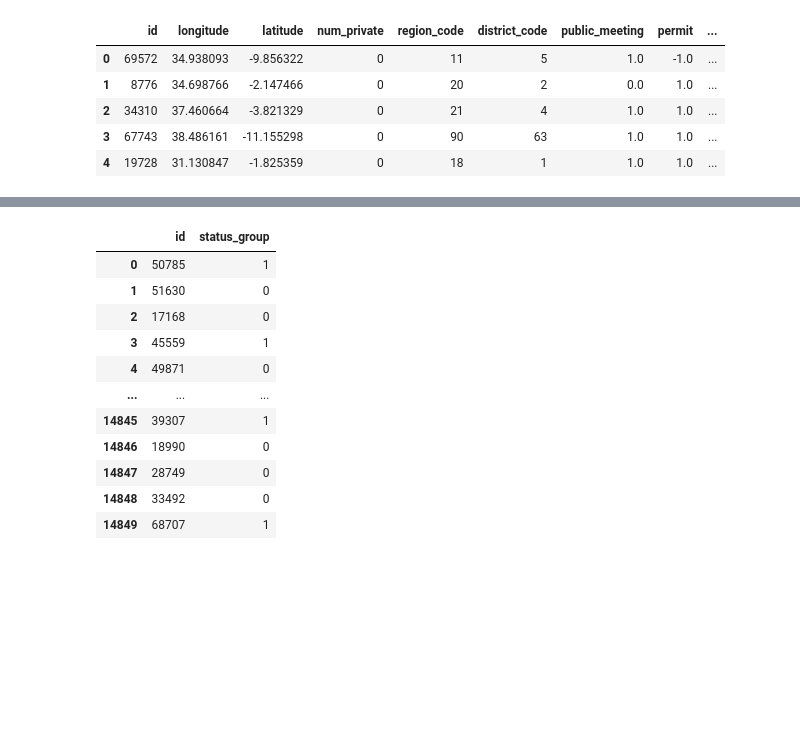
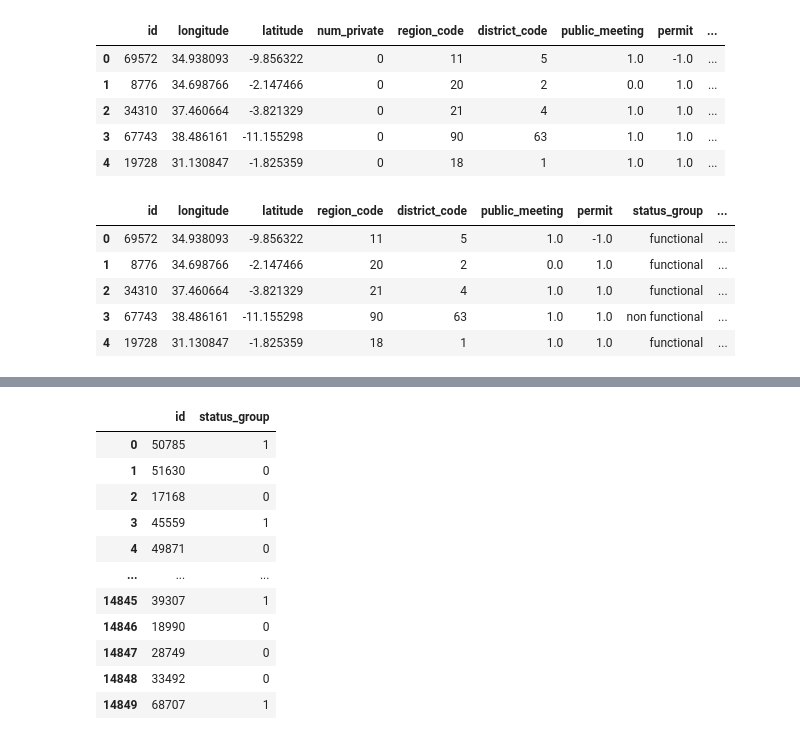
Before and after one commit to budvinchathura/ML-project-drivendata, a Jupyter notebook: ML_project_drivendata.ipynb, the cells around one changed output, grey strips where cells are left out. Cells and saved outputs as stored; diff of their text form; code cells hidden in the pictures; blank space fills up the shorter version.

```diff
--- a/ML_project_drivendata.ipynb
+++ b/ML_project_drivendata.ipynb
@@ -621,6 +626,18 @@ train_data_df.head()
 | 2 | 34310 | 37.460664 | -3.821329 | 0 | 21 | 4 | 1.0 | 1.0 | ... |
 | 3 | 67743 | 38.486161 | -11.155298 | 0 | 90 | 63 | 1.0 | 1.0 | ... |
 | 4 | 19728 | 31.130847 | -1.825359 | 0 | 18 | 1 | 1.0 | 1.0 | ... |
+# %%
+train_data_df.drop(['num_private'], axis=1, inplace=True)
+test_values_df.drop(['num_private'], axis=1, inplace=True)
+
+train_data_df.head()
+# %% [output]
+|  | id | longitude | latitude | region_code | district_code | public_meeting | permit | status_group | ... |
+| 0 | 69572 | 34.938093 | -9.856322 | 11 | 5 | 1.0 | -1.0 | functional | ... |
+| 1 | 8776 | 34.698766 | -2.147466 | 20 | 2 | 0.0 | 1.0 | functional | ... |
+| 2 | 34310 | 37.460664 | -3.821329 | 21 | 4 | 1.0 | 1.0 | functional | ... |
+| 3 | 67743 | 38.486161 | -11.155298 | 90 | 63 | 1.0 | 1.0 | non functional | ... |
+| 4 | 19728 | 31.130847 | -1.825359 | 18 | 1 | 1.0 | 1.0 | functional | ... |
 # %%
 status_group_encoded = pd.factorize(train_data_df['status_group'])
 train_data_df.status_group = status_group_encoded[0]
```
Also changed, not shown: parts of 18 cells of this notebook.
